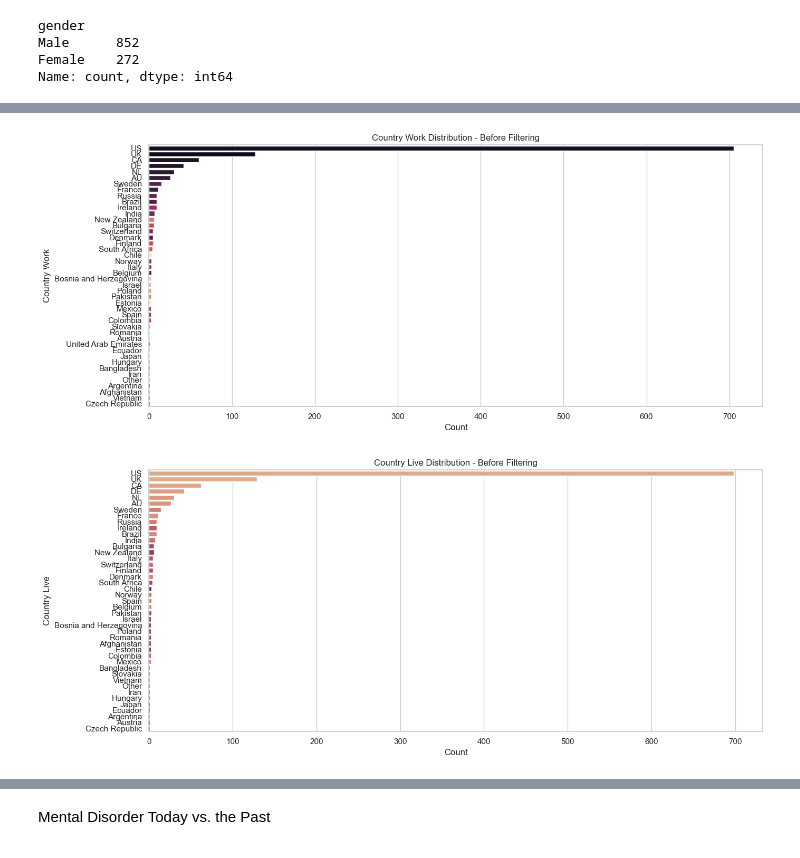
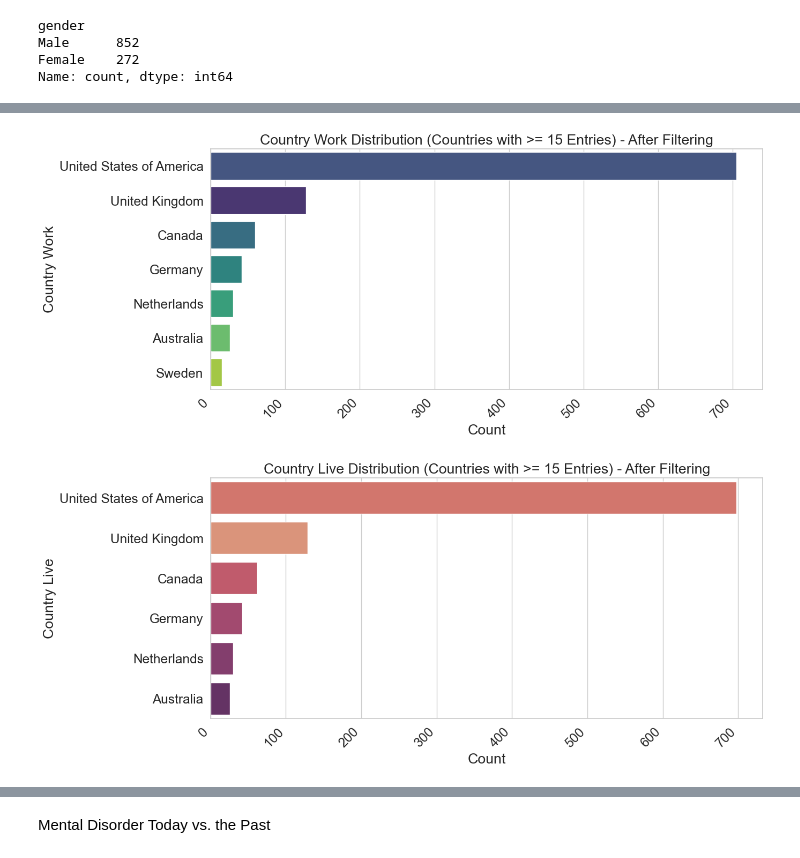
Before and after one commit to Oumaymabamoh/ML_Mental_Health_Cluster_Insights, a Jupyter notebook: data_eda.ipynb, the cells around one changed output, grey strips where cells are left out. Cells and saved outputs as stored; diff of their text form; code cells hidden in the pictures.

```diff
--- a/data_eda.ipynb
+++ b/data_eda.ipynb
@@ -261,7 +265,7 @@ df.drop(df[df.self_employed == 1].index, inplace=True)
 df.drop('self_employed',axis=1,inplace=True)
 
 # Drop all columns referencing answer by only self-employed survey takers
-df.drop(df.loc[:,'mh_coverage_flag_2':'mh_productivity_impact_percentage'],axis=1,inplace=True)
+df.drop(df.loc[:,'mhl_coverage_flag_2':'mhl_productivity_impact_percentage'],axis=1,inplace=True)
 
 
 # Create the heatmap for missing data visualization
@@ -452,16 +454,15 @@ Female    272
 other      22
 Name: count, dtype: int64
 # %%
-# Strip whitespace and normalize the case to ensure consistent matching
+# Make a copy to avoid the SettingWithCopyWarning
+df = df.copy()
+
+# Now safe to modify
 df['gender'] = df['gender'].str.strip().str.lower()
-
-# Remove rows where 'gender' is 'other'
-df = df[df['gender'] != 'other']
-
-# Restore the original case for 'Male' and 'Female'
+df = df[df['gender'] != 'other'].copy()  # Filter and copy again
 df['gender'] = df['gender'].replace({'male': 'Male', 'female': 'Female'})
 
-# Verify the results
+# Check results
 print(df['gender'].value_counts())
 # %% [output]
 gender
@@ -511,9 +536,6 @@ plt.show()
 # %%
-# Inspecting the first few rows to check the column values
-df.head(3)
-
 # Define columns that need to be cleaned and standardized
-yes_no_columns = ['tech_comp_flag', 'prev_employers_flag']  # Add your columns here
+yes_no_columns = ['tech_comp_flag', 'prv_employers_flag']
 
 # Define a dictionary for all the possible mappings
 replacement_dict = {
@@ -582,30 +604,34 @@ Name: count, dtype: int64
 # %%
 import seaborn as sns
 import matplotlib.pyplot as plt
 
-# --- Before filtering ---
+# --- After filtering ---
 
-# Country Work - Before Filtering
+# Drop countries with fewer than 15 entries in both columns
+df_filtered_work = df[df['country_work'].map(df['country_work'].value_counts()) >= 15]
+df_filtered_live = df[df['country_live'].map(df['country_live'].value_counts()) >= 15]
+
+# Country Work - After Filtering
 plt.figure(figsize=(14, 6))
-sns.countplot(data=df, y='country_work', hue='country_work',
-              order=df['country_work'].value_counts().index,
-              palette='rocket', legend=False)
-plt.title("Country Work Distribution - Before Filtering")
+sns.countplot(data=df_filtered_work, y='country_work', hue='country_work',
+              order=df_filtered_work['country_work'].value_counts().index, palette='viridis', legend=False)
+plt.title("Country Work Distribution (Countries with >= 15 Entries) - After Filtering")
 plt.xlabel("Count")
 plt.ylabel("Country Work")
 plt.tight_layout()
+plt.xticks(rotation=45, ha='right')
 plt.show()
 
-# Country Live - Before Filtering
+# Country Live - After Filtering
 plt.figure(figsize=(14, 6))
-sns.countplot(data=df, y='country_live', hue='country_live',
-              order=df['country_live'].value_counts().index,
-              palette='flare', legend=False)
-plt.title("Country Live Distribution - Before Filtering")
+sns.countplot(data=df_filtered_live, y='country_live', hue='country_live',
+              order=df_filtered_live['country_live'].value_counts().index, palette='flare', legend=False)
+plt.title("Country Live Distribution (Countries with >= 15 Entries) - After Filtering")
 plt.xlabel("Count")
 plt.ylabel("Country Live")
 plt.tight_layout()
+plt.xticks(rotation=45, ha='right')
 plt.show()
 # %% [output]
-[figure, old version]
+[figure, new version]
-[figure, old version]
+[figure, new version]
```
Also changed, not shown: parts of 35 cells of this notebook.
